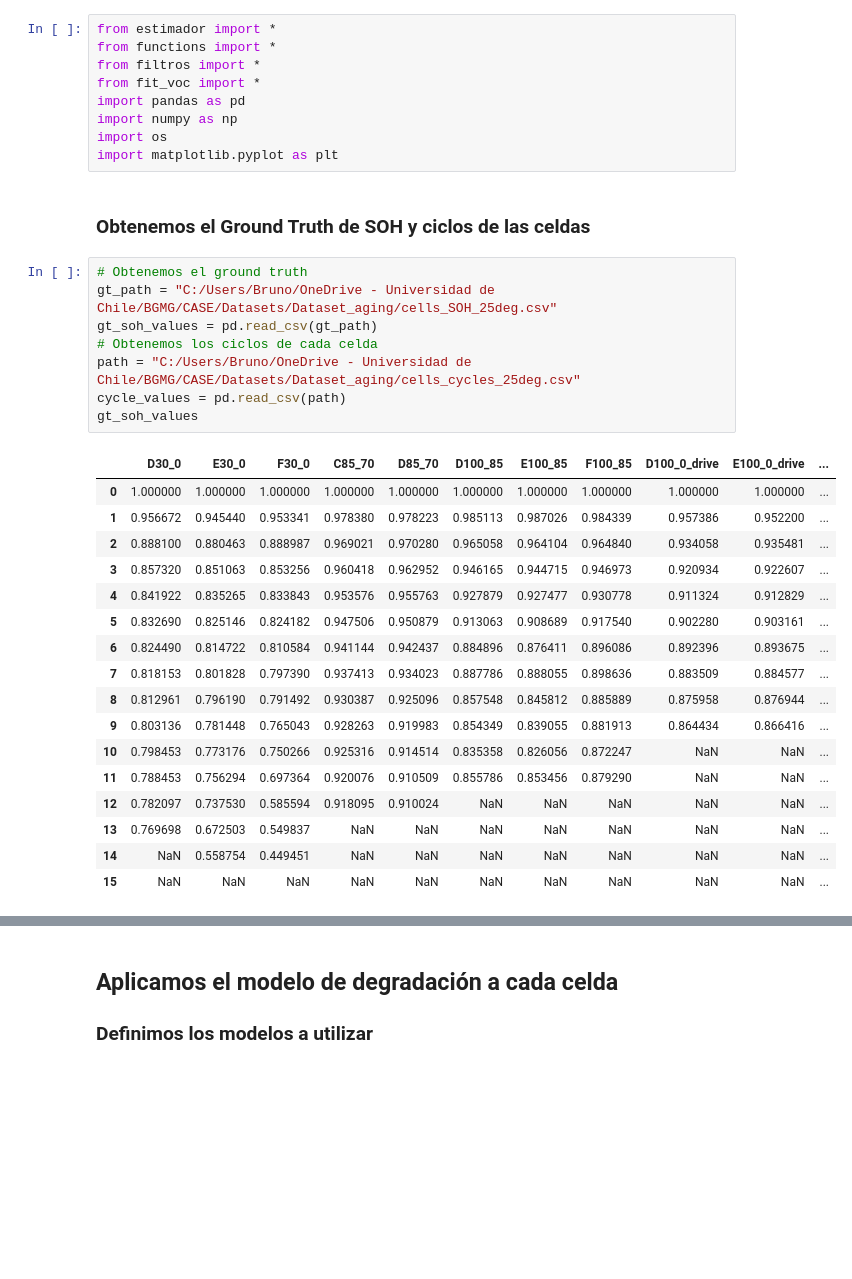
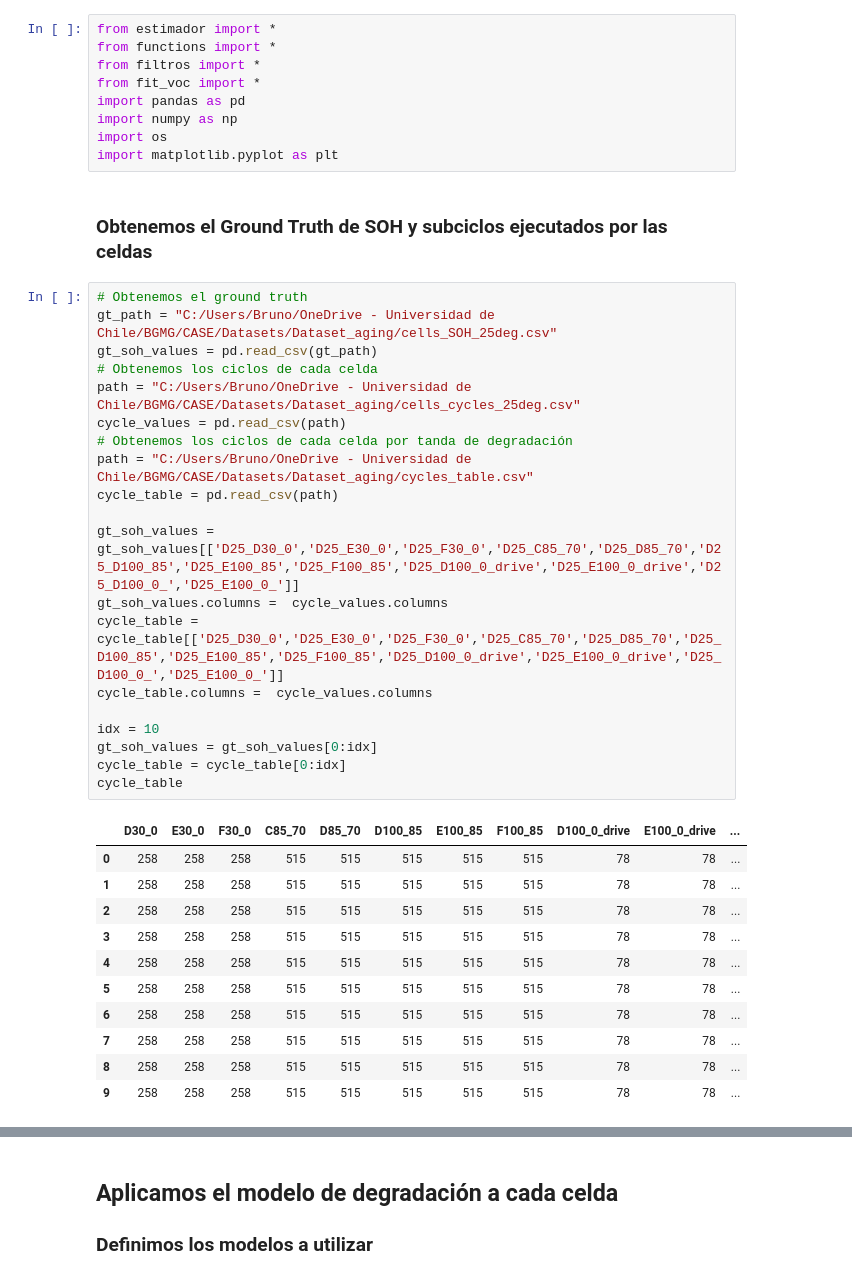
Before and after one commit to AXS-Rose/degradation_model, a Jupyter notebook: soh_methods_aging.ipynb, the cells around one changed output, grey strips where cells are left out. Drawn from its saved outputs; the diff is of its cells as text; blank space fills up the shorter version.

```diff
--- a/soh_methods_aging.ipynb
+++ b/soh_methods_aging.ipynb
@@ -8,30 +8,36 @@ import numpy as np
 import os
 import matplotlib.pyplot as plt
 # %% [markdown]
-### Obtenemos el Ground Truth de SOH y ciclos de las celdas
+### Obtenemos el Ground Truth de SOH y subciclos ejecutados por las celdas
 # %%
 # Obtenemos el ground truth
 gt_path = "C:/Users/Bruno/OneDrive - Universidad de Chile/BGMG/CASE/Datasets/Dataset_aging/cells_SOH_25deg.csv"
 gt_soh_values = pd.read_csv(gt_path)
 # Obtenemos los ciclos de cada celda
 path = "C:/Users/Bruno/OneDrive - Universidad de Chile/BGMG/CASE/Datasets/Dataset_aging/cells_cycles_25deg.csv"
 cycle_values = pd.read_csv(path)
-gt_soh_values
+# Obtenemos los ciclos de cada celda por tanda de degradación
+path = "C:/Users/Bruno/OneDrive - Universidad de Chile/BGMG/CASE/Datasets/Dataset_aging/cycles_table.csv"
+cycle_table = pd.read_csv(path)
+
+gt_soh_values = gt_soh_values[['D25_D30_0','D25_E30_0','D25_F30_0','D25_C85_70','D25_D85_70','D25_D100_85','D25_E100_85','D25_F100_85','D25_D100_0_drive','D25_E100_0_drive','D25_D100_0_','D25_E100_0_']]
+gt_soh_values.columns =  cycle_values.columns
+cycle_table = cycle_table[['D25_D30_0','D25_E30_0','D25_F30_0','D25_C85_70','D25_D85_70','D25_D100_85','D25_E100_85','D25_F100_85','D25_D100_0_drive','D25_E100_0_drive','D25_D100_0_','D25_E100_0_']]
+cycle_table.columns =  cycle_values.columns
+
+idx = 10
+gt_soh_values = gt_soh_values[0:idx]
+cycle_table = cycle_table[0:idx]
+cycle_table
 # %% [output]
 |  | D30_0 | E30_0 | F30_0 | C85_70 | D85_70 | D100_85 | E100_85 | F100_85 | D100_0_drive | E100_0_drive | ... |
-| 0 | 1.000000 | 1.000000 | 1.000000 | 1.000000 | 1.000000 | 1.000000 | 1.000000 | 1.000000 | 1.000000 | 1.000000 | ... |
-| 1 | 0.956672 | 0.945440 | 0.953341 | 0.978380 | 0.978223 | 0.985113 | 0.987026 | 0.984339 | 0.957386 | 0.952200 | ... |
-| 2 | 0.888100 | 0.880463 | 0.888987 | 0.969021 | 0.970280 | 0.965058 | 0.964104 | 0.964840 | 0.934058 | 0.935481 | ... |
-| 3 | 0.857320 | 0.851063 | 0.853256 | 0.960418 | 0.962952 | 0.946165 | 0.944715 | 0.946973 | 0.920934 | 0.922607 | ... |
-| 4 | 0.841922 | 0.835265 | 0.833843 | 0.953576 | 0.955763 | 0.927879 | 0.927477 | 0.930778 | 0.911324 | 0.912829 | ... |
-| 5 | 0.832690 | 0.825146 | 0.824182 | 0.947506 | 0.950879 | 0.913063 | 0.908689 | 0.917540 | 0.902280 | 0.903161 | ... |
-| 6 | 0.824490 | 0.814722 | 0.810584 | 0.941144 | 0.942437 | 0.884896 | 0.876411 | 0.896086 | 0.892396 | 0.893675 | ... |
-| 7 | 0.818153 | 0.801828 | 0.797390 | 0.937413 | 0.934023 | 0.887786 | 0.888055 | 0.898636 | 0.883509 | 0.884577 | ... |
-| 8 | 0.812961 | 0.796190 | 0.791492 | 0.930387 | 0.925096 | 0.857548 | 0.845812 | 0.885889 | 0.875958 | 0.876944 | ... |
-| 9 | 0.803136 | 0.781448 | 0.765043 | 0.928263 | 0.919983 | 0.854349 | 0.839055 | 0.881913 | 0.864434 | 0.866416 | ... |
-| 10 | 0.798453 | 0.773176 | 0.750266 | 0.925316 | 0.914514 | 0.835358 | 0.826056 | 0.872247 | NaN | NaN | ... |
-| 11 | 0.788453 | 0.756294 | 0.697364 | 0.920076 | 0.910509 | 0.855786 | 0.853456 | 0.879290 | NaN | NaN | ... |
-| 12 | 0.782097 | 0.737530 | 0.585594 | 0.918095 | 0.910024 | NaN | NaN | NaN | NaN | NaN | ... |
-| 13 | 0.769698 | 0.672503 | 0.549837 | NaN | NaN | NaN | NaN | NaN | NaN | NaN | ... |
-| 14 | NaN | 0.558754 | 0.449451 | NaN | NaN | NaN | NaN | NaN | NaN | NaN | ... |
-| 15 | NaN | NaN | NaN | NaN | NaN | NaN | NaN | NaN | NaN | NaN | ... |
+| 0 | 258 | 258 | 258 | 515 | 515 | 515 | 515 | 515 | 78 | 78 | ... |
+| 1 | 258 | 258 | 258 | 515 | 515 | 515 | 515 | 515 | 78 | 78 | ... |
+| 2 | 258 | 258 | 258 | 515 | 515 | 515 | 515 | 515 | 78 | 78 | ... |
+| 3 | 258 | 258 | 258 | 515 | 515 | 515 | 515 | 515 | 78 | 78 | ... |
+| 4 | 258 | 258 | 258 | 515 | 515 | 515 | 515 | 515 | 78 | 78 | ... |
+| 5 | 258 | 258 | 258 | 515 | 515 | 515 | 515 | 515 | 78 | 78 | ... |
+| 6 | 258 | 258 | 258 | 515 | 515 | 515 | 515 | 515 | 78 | 78 | ... |
+| 7 | 258 | 258 | 258 | 515 | 515 | 515 | 515 | 515 | 78 | 78 | ... |
+| 8 | 258 | 258 | 258 | 515 | 515 | 515 | 515 | 515 | 78 | 78 | ... |
+| 9 | 258 | 258 | 258 | 515 | 515 | 515 | 515 | 515 | 78 | 78 | ... |
```
Also changed, not shown: parts of 17 cells of this notebook, 13 other files.
